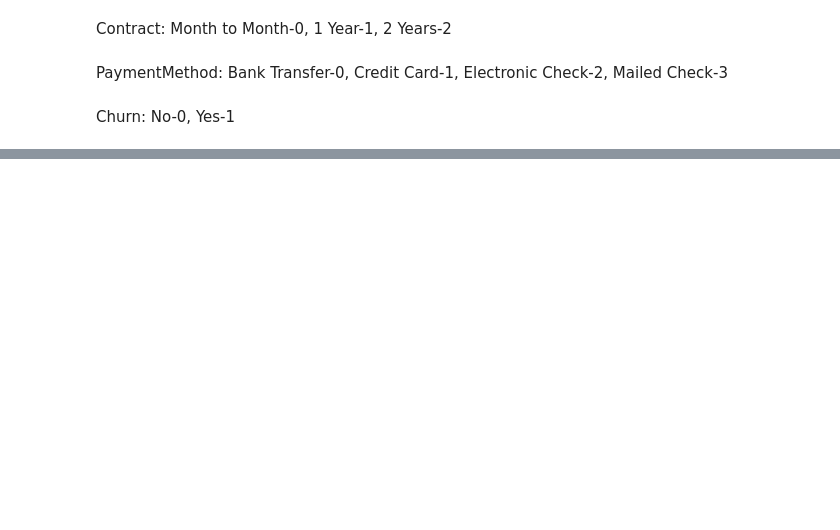
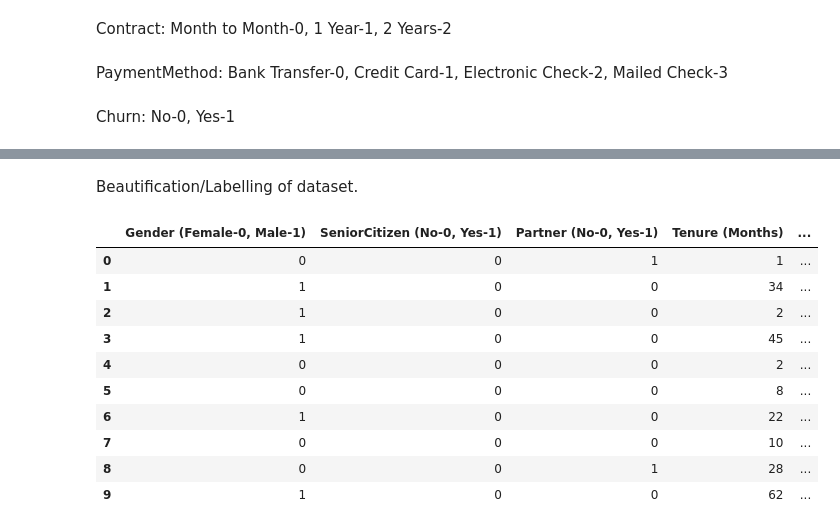
Before and after one commit to rickashb/BigDataAnalytics, a Jupyter notebook: bigdproject.ipynb, the cells around one changed output, grey strips where cells are left out. Saved outputs shown, nothing was run; the diff lists cells and outputs as text; code cells hidden in the pictures; blank space fills up the shorter version.

```diff
--- a/bigdproject.ipynb
+++ b/bigdproject.ipynb
@@ -132,0 +156,2 @@ df['Churn'] = le.fit_transform(df['Churn'])
+# %%
+df['TotalCharges'] = df['TotalCharges'].replace(' ', np.nan).astype(float)
@@ -132,0 +162,6 @@ df['Churn'] = le.fit_transform(df['Churn'])
+# %%
+mean_value = df['TotalCharges'].astype(float).mean()
+df['TotalCharges'] = df['TotalCharges'].replace(' ', mean_value).astype(float)
+# %%
+median_value = df['TotalCharges'].astype(float).median()
+df['TotalCharges'] = df['TotalCharges'].fillna(median_value).astype(float)
@@ -132,0 +183,27 @@ df['Churn'] = le.fit_transform(df['Churn'])
+# %% [markdown]
+Beautification/Labelling of dataset.
+# %%
+df.rename(columns={"tenure": "Tenure (Months)"}, inplace=True)
+df.rename(columns={"gender": "Gender (Female-0, Male-1)"}, inplace=True)
+df.rename(columns={"SeniorCitizen": "SeniorCitizen (No-0, Yes-1)"}, inplace=True)
+df.rename(columns={"PhoneService": "PhoneService (No-0, Yes-1)"}, inplace=True)
+df.rename(columns={"Partner": "Partner (No-0, Yes-1)"}, inplace=True)
+df.rename(columns={"MultipleLines": "MultipleLines (No-0, No PhoneService-1, Yes-1)"}, inplace=True)
+df.rename(columns={"InternetService": "InternetService (DSL-0, FO-1, NO-2)"}, inplace=True)
+df.rename(columns={"Contract": "Contract (M to M-0, 1 Year-1, 2 Years-2)"}, inplace=True)
+df.rename(columns={"PaymentMethod": "PaymentMethod(BT-0, CC-1, EC-2, MC-3)"}, inplace=True)
+df.rename(columns={"Churn": "Churn (No-0, Yes-1)"}, inplace=True)
+# %%
+df.head(10)
+# %% [output]
+|  | Gender (Female-0, Male-1) | SeniorCitizen (No-0, Yes-1) | Partner (No-0, Yes-1) | Tenure (Months) | ... |
+| 0 | 0 | 0 | 1 | 1 | ... |
+| 1 | 1 | 0 | 0 | 34 | ... |
+| 2 | 1 | 0 | 0 | 2 | ... |
+| 3 | 1 | 0 | 0 | 45 | ... |
+| 4 | 0 | 0 | 0 | 2 | ... |
+| 5 | 0 | 0 | 0 | 8 | ... |
+| 6 | 1 | 0 | 0 | 22 | ... |
+| 7 | 0 | 0 | 0 | 10 | ... |
+| 8 | 0 | 0 | 1 | 28 | ... |
+| 9 | 1 | 0 | 0 | 62 | ... |
```
Also changed, not shown: parts of 11 cells of this notebook.
